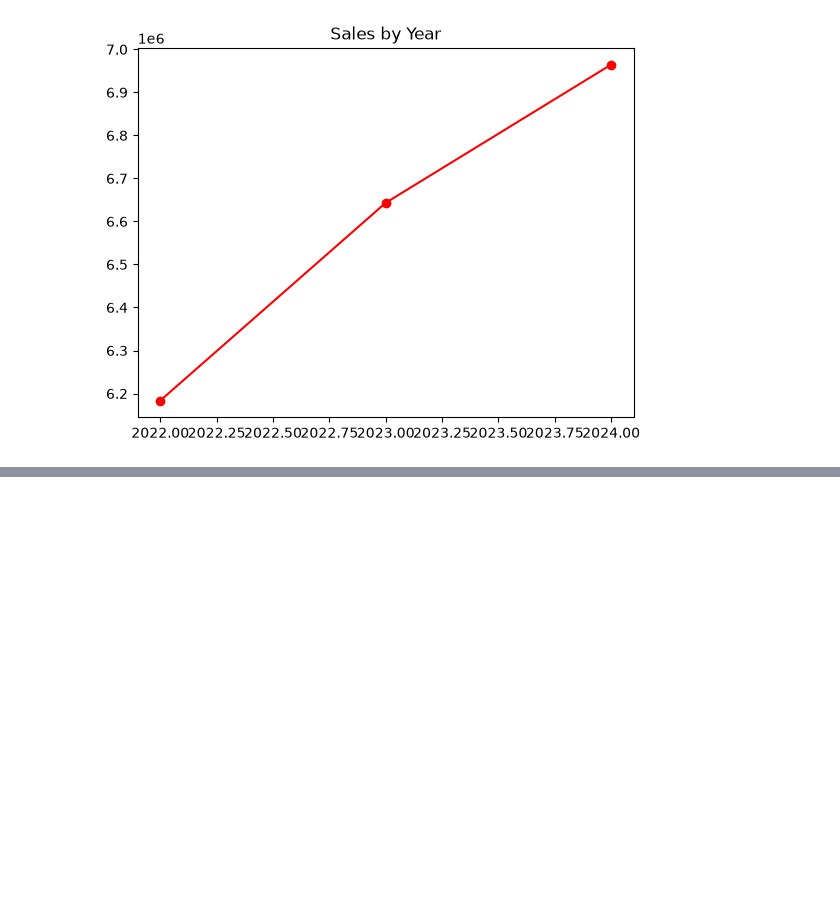
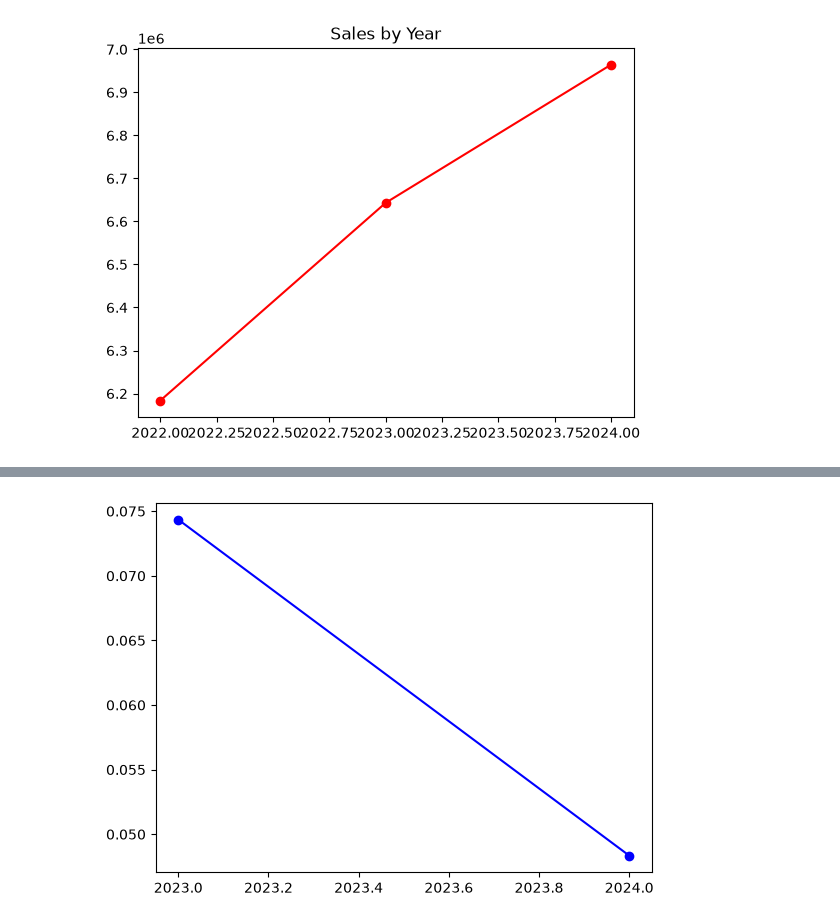
Before and after one commit to salampatel08/Chocolate_sales_analysis, a Jupyter notebook: main.ipynb, the cells around one changed output, grey strips where cells are left out. Cells and saved outputs as stored; diff of their text form; code cells hidden in the pictures; blank space fills up the shorter version.

```diff
--- a/main.ipynb
+++ b/main.ipynb
@@ -136,0 +122,9 @@ df
+# %%
+#yoy Sales growth
+
+yoy_sales=df.groupby(df["Date"].dt.year)["Amount"].sum()
+yoy_sales=yoy_sales.pct_change()
+plt.plot(yoy_sales.index,yoy_sales.values,color="blue",marker="o")
+plt.show()
+# %% [output]
+[figure, added]
```
Also changed, not shown: parts of 7 cells of this notebook, 3 other files.
